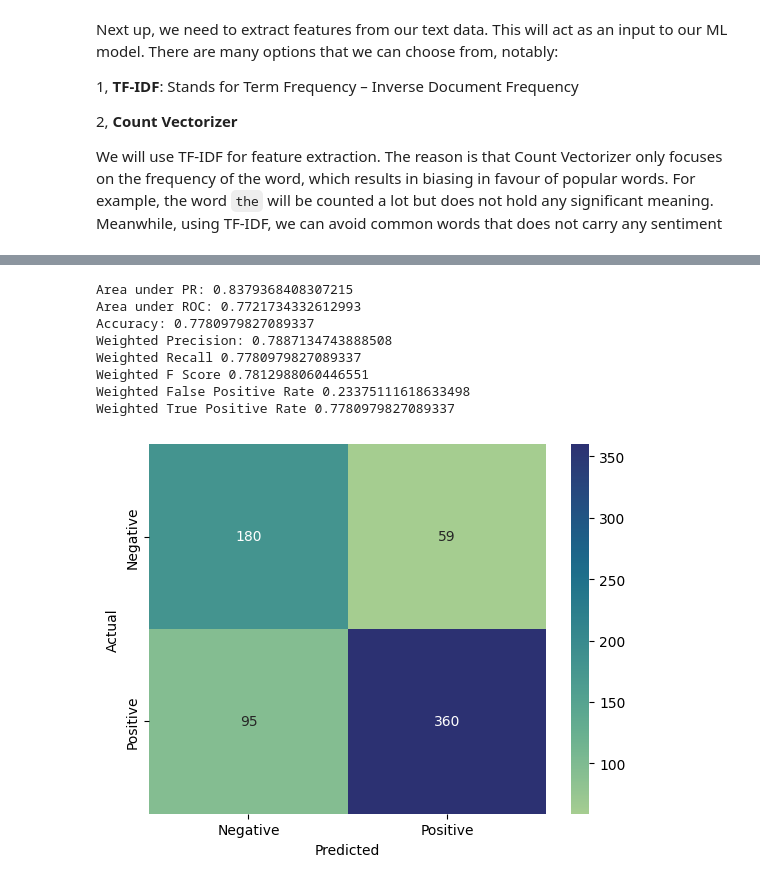
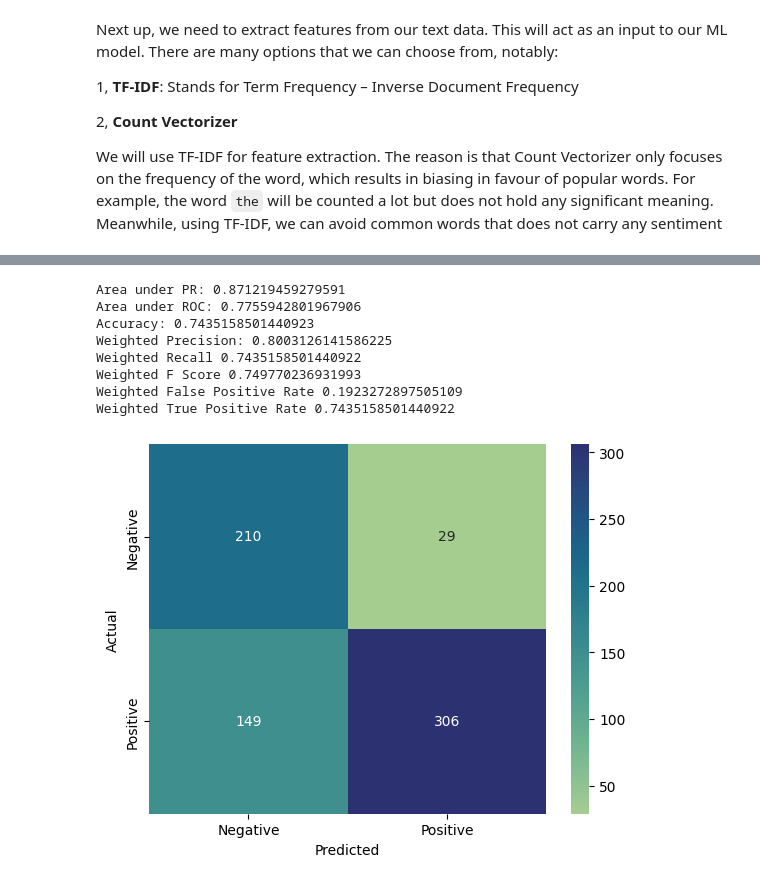
Before and after one commit to longtv2222/Amazon-Reviews-Classifier, a Jupyter notebook: notebook.ipynb, the cells around one changed output, grey strips where cells are left out. Cells and saved outputs as stored; diff of their text form; code cells hidden in the pictures.

```diff
--- a/notebook.ipynb
+++ b/notebook.ipynb
@@ -426,12 +308,29 @@ Now we use our optimized logistic regression with our test data
-# %%
-evaluate_model(cross_validator.transform(test))
-# %% [output]
-Area under PR: 0.8379368408307215
-Area under ROC: 0.7721734332612993
-Accuracy: 0.7780979827089337
-Weighted Precision: 0.7887134743888508
-Weighted Recall 0.7780979827089337
-Weighted F Score 0.7812988060446551
-Weighted False Positive Rate 0.23375111618633498
-Weighted True Positive Rate 0.7780979827089337
-[figure, removed]
+# %%
+from pyspark.ml.classification import LinearSVC
+
+linSVC = LinearSVC(maxIter=100)
+pipeline = Pipeline(stages=[tokenizer, hashingTF, idf, linSVC])
+
+param_grid = ParamGridBuilder() \
+    .addGrid(hashingTF.numFeatures, [5, 100, 1000]) \
+    .addGrid(linSVC.threshold, [0.62, 0.65]) \
+    .addGrid(linSVC.regParam, [0.01, 0.1]) \
+    .build()
+
+crossval = CrossValidator(estimator=pipeline,
+                          estimatorParamMaps=param_grid,
+                          evaluator=BinaryClassificationEvaluator(),
+                          numFolds=5)
+
+cross_validator = crossval.fit(train)
+evaluate_model(cross_validator.transform(test))
+# %% [output]
+Area under PR: 0.871219459279591
+Area under ROC: 0.7755942801967906
+Accuracy: 0.7435158501440923
+Weighted Precision: 0.8003126141586225
+Weighted Recall 0.7435158501440922
+Weighted F Score 0.749770236931993
+Weighted False Positive Rate 0.1923272897505109
+Weighted True Positive Rate 0.7435158501440922
+[figure, added]
```
Also changed, not shown: parts of 28 cells of this notebook.
